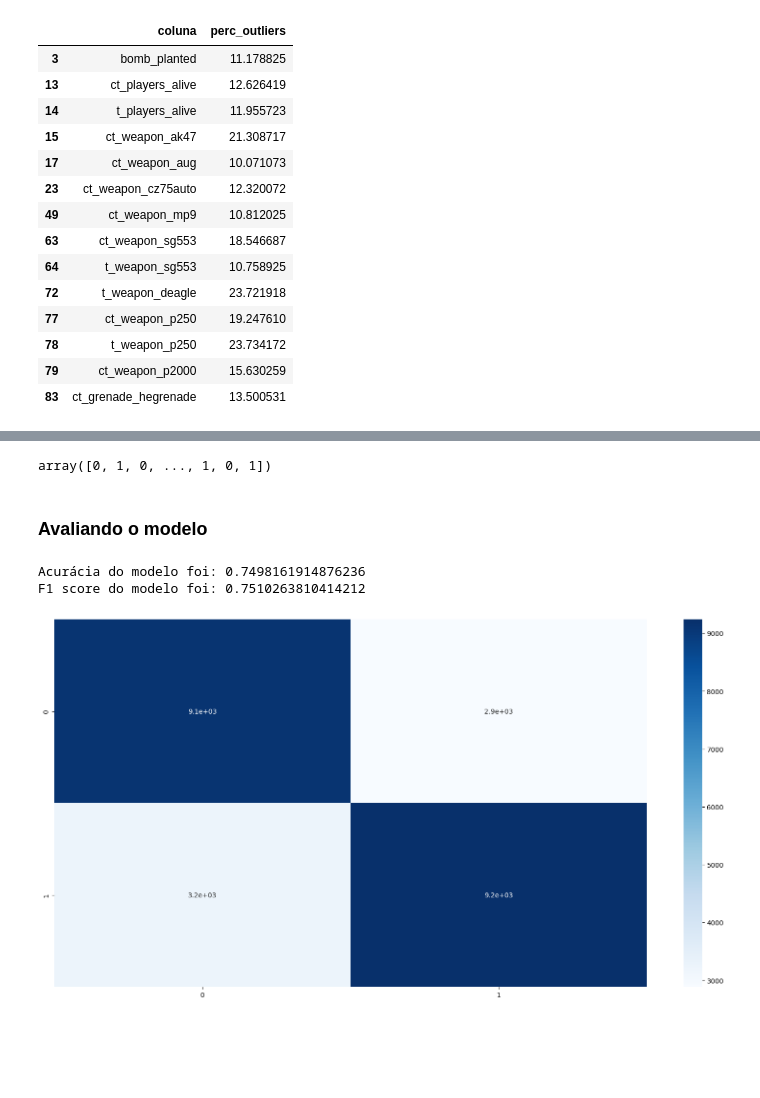
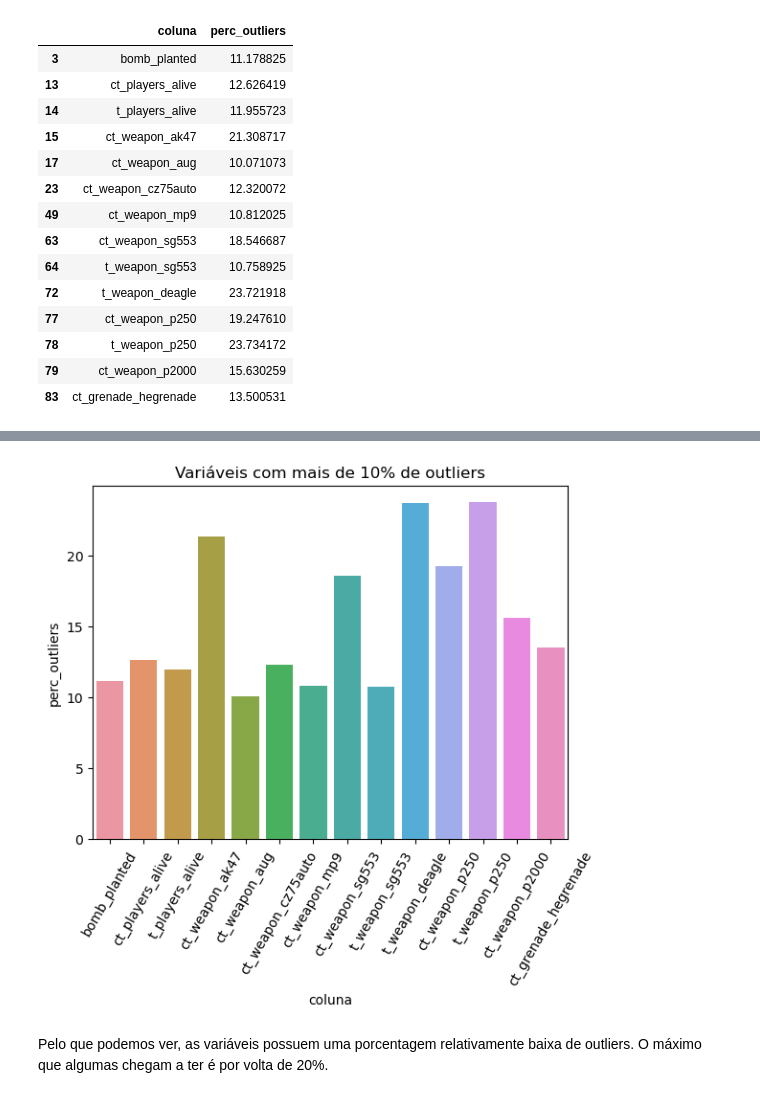
Before and after one commit to andrey-cp/Portfolio-Data-Science, a Jupyter notebook: Resolução de problema de classificação usando modelagem preditiva/Problema de classificação - Counter Strike.ipynb, the cells around one changed output, grey strips where cells are left out. Saved outputs shown, nothing was run; the diff lists cells and outputs as text; code cells hidden in the pictures; blank space fills up the shorter version.

Commit message:
Alterações no modelo preditivo de CS:GO

```diff
--- a/Resolução de problema de classificação usando modelagem preditiva/Problema de classificação - Counter Strike.ipynb
+++ b/Resolução de problema de classificação usando modelagem preditiva/Problema de classificação - Counter Strike.ipynb
@@ -277,23 +186,9 @@ y_pred = modelo.predict(x_test)
-# %%
-y_pred
-# %% [output]
-array([0, 1, 0, ..., 1, 0, 1])
-# %% [markdown]
-### Avaliando o modelo
-# %%
-from sklearn.metrics import accuracy_score, f1_score, confusion_matrix
-
-print('Acurácia do modelo foi: ' + str(accuracy_score(y_test, y_pred)))
-print('F1 score do modelo foi: ' + str(f1_score(y_test, y_pred)))
-cm = confusion_matrix(y_test, y_pred)
-# %% [output]
-Acurácia do modelo foi: 0.7498161914876236
-F1 score do modelo foi: 0.7510263810414212
-# %%
-import seaborn as sns
-
-plt.figure(figsize=(20, 10))
-sns.heatmap(cm, cmap='Blues', annot=True)
-plt.show()
-# %% [output]
-[figure, removed]
+# %%
+sns.barplot(x='coluna', y='perc_outliers', data=outliers[outliers['perc_outliers'] > 10])
+plt.xticks(rotation=60)
+plt.title('Variáveis com mais de 10% de outliers')
+plt.show()
+# %% [output]
+[figure, added]
+# %% [markdown]
+Pelo que podemos ver, as variáveis possuem uma porcentagem relativamente baixa de outliers. O máximo que algumas chegam a ter é por volta de 20%.
```
Also changed, not shown: parts of 40 cells of this notebook.
